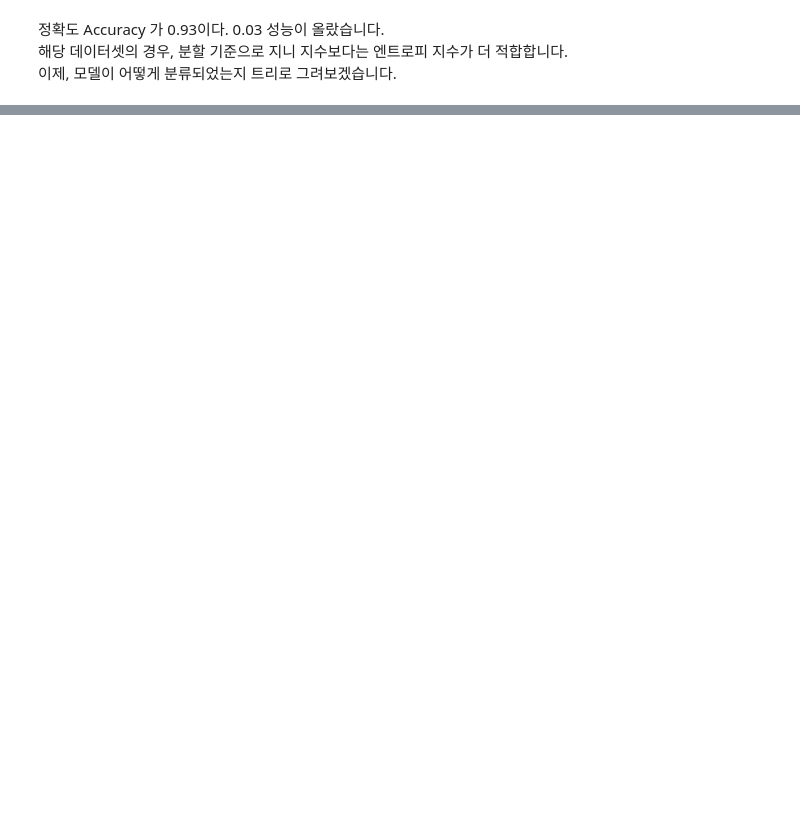
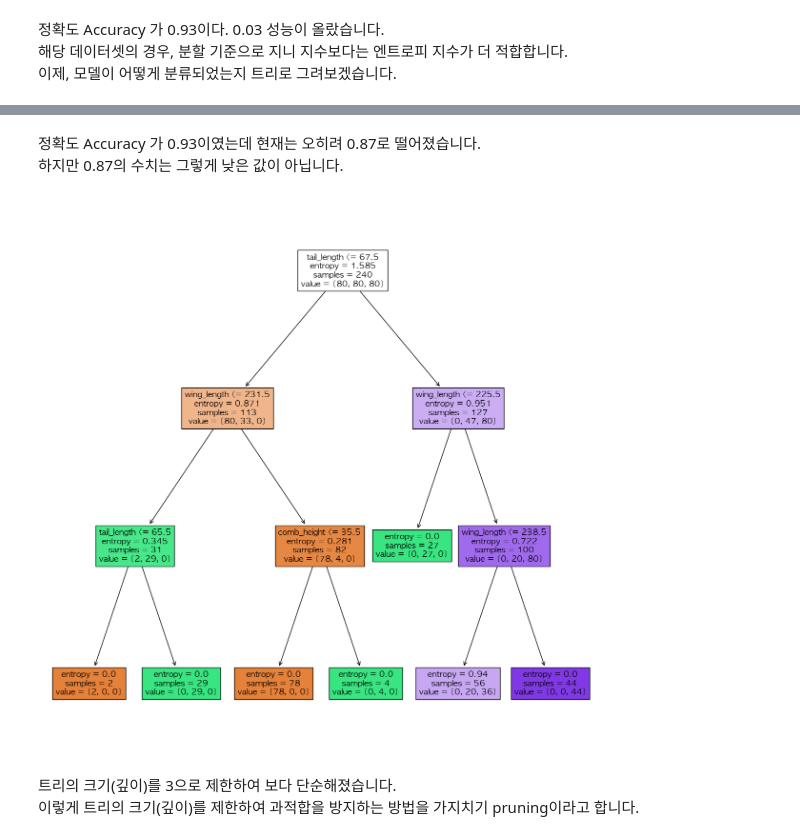
Before and after one commit to hyejinbeck/Chick-Growth, a Jupyter notebook: Analysis.ipynb, the cells around one changed output, grey strips where cells are left out. Saved outputs shown, nothing was run; the diff lists cells and outputs as text; code cells hidden in the pictures; blank space fills up the shorter version.

```diff
--- a/Analysis.ipynb
+++ b/Analysis.ipynb
@@ -1701,0 +1707,15 @@ plt.show()
+# %%
+################################ 기본 분할 기준 criterion : 지니지수 ----> 엔트로피 지수
+################################ 트리의 깊이 3으로 제한
+
+# 모델 구축 및 학습
+model_tree3 = DecisionTreeClassifier(criterion = 'entropy',max_depth=3).fit(x_train, y_train)
+
+# 예측값 생성
+y_pred_tree3 = model_tree3.predict(x_test)
+
+# 예측 결과 평가  (실제값, 예측값)
+print(confusion_matrix(y_test, y_pred_tree3))
+
+# 정밀도 Precision, 민감도 Recall 확인
+print(classification_report(y_test,y_pred_tree3))
@@ -1701,0 +1735,12 @@ plt.show()
+# %% [markdown]
+정확도 Accuracy 가 0.93이였는데 현재는 오히려 0.87로 떨어졌습니다. <br>
+하지만 0.87의 수치는 그렇게 낮은 값이 아닙니다.
+# %%
+plt.figure(figsize=(15,15))
+plot_tree(model_tree3, feature_names = ['wing_length','tail_length','comb_height'],filled = True)
+plt.show()
+# %% [output]
+[figure, added]
+# %% [markdown]
+트리의 크기(깊이)를 3으로 제한하여 보다 단순해졌습니다. <br>
+이렇게 트리의 크기(깊이)를 제한하여 과적합을 방지하는 방법을 가지치기 pruning이라고 합니다.
```
Also changed, not shown: parts of 13 cells of this notebook, 1 other file.
